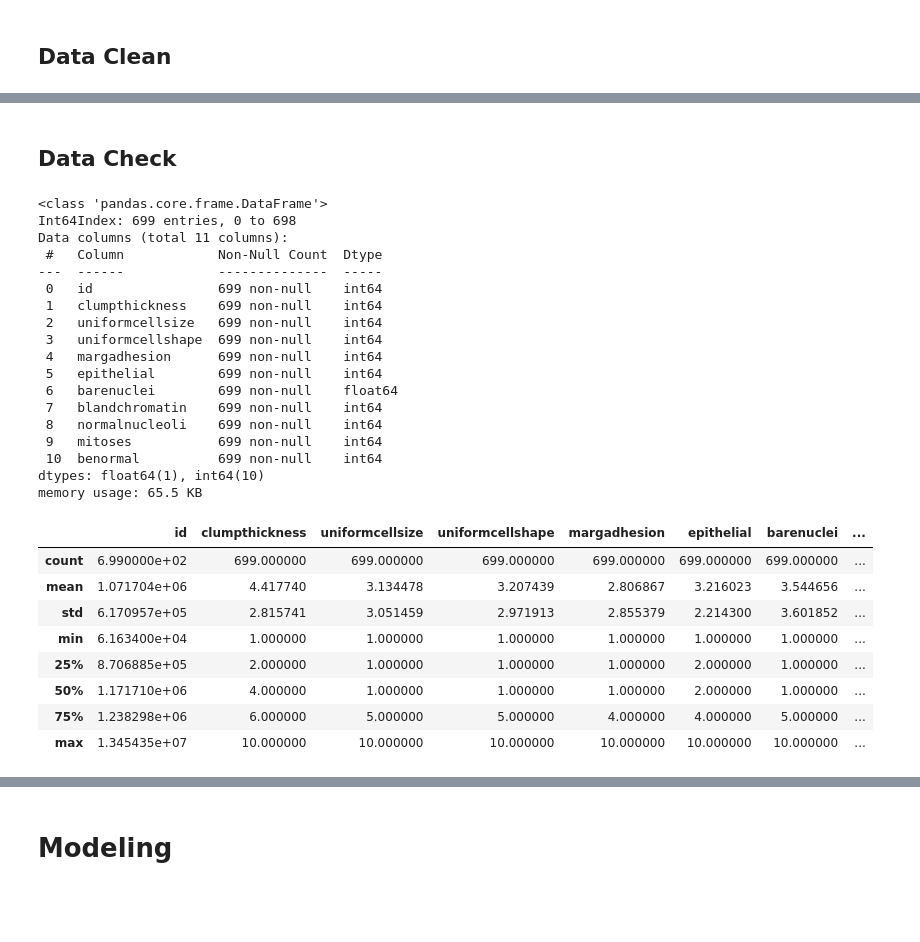
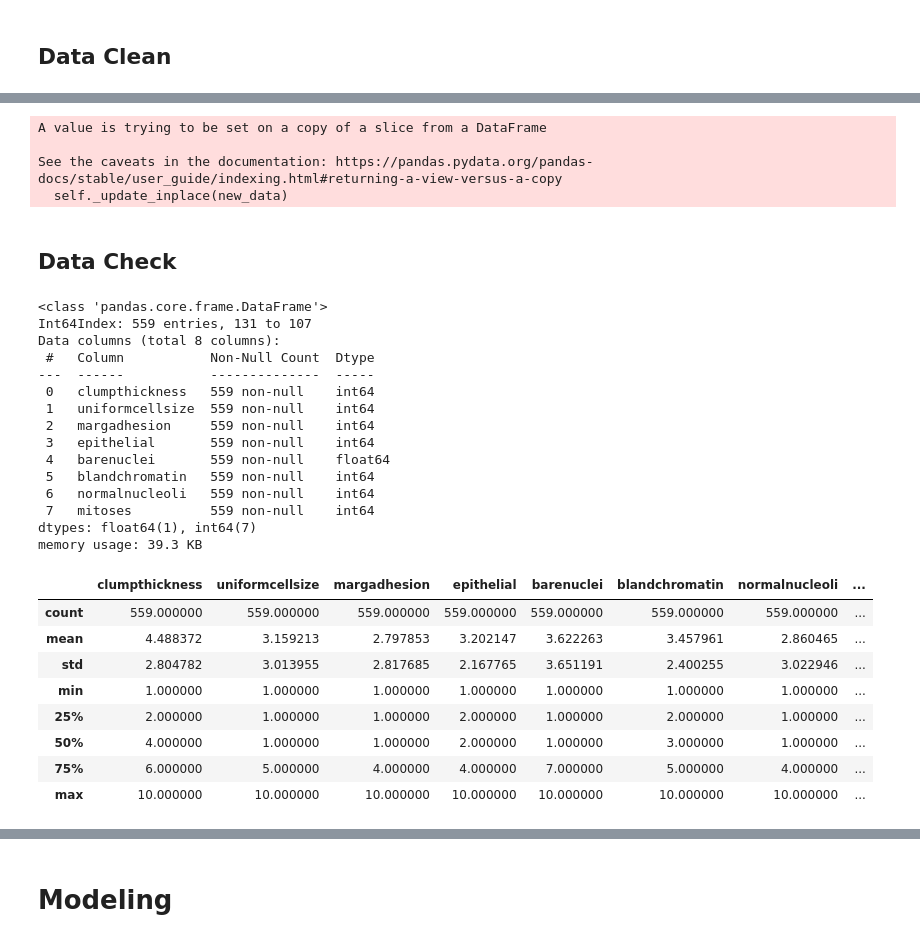
Before and after one commit to eunchanity/davids_repo, a Jupyter notebook: projects/project3_breastcancer/notebooks/project3_breastcancer.ipynb, the cells around one changed output, grey strips where cells are left out. Saved outputs shown, nothing was run; the diff lists cells and outputs as text; code cells hidden in the pictures; blank space fills up the shorter version.

Commit message:
project3 model runs

```diff
--- a/projects/project3_breastcancer/notebooks/project3_breastcancer.ipynb
+++ b/projects/project3_breastcancer/notebooks/project3_breastcancer.ipynb
@@ -37,4 +37,14 @@ breastcancer = pd.DataFrame(pd.read_sql_query('''SELECT * FROM dataset''',
 breastcancer = breastcancer.set_index('index')
 # %% [markdown]
 ## Data Clean
+# %%
+X, y = breastcancer.drop(['id', 'benormal', 'uniformcellshape'],
+                         axis=1), breastcancer['benormal']
+# %%
+from sklearn.model_selection import train_test_split
+
+X_trainval, X_test, y_trainval, y_test = train_test_split(X,
+                                                          y,
+                                                          test_size=0.2,
+                                                          random_state=71)
 # %%
@@ -55,46 +62,52 @@ benormal            False
 dtype: bool
 # %%
 #replace '?' with nan for cleaning
-breastcancer['barenuclei'].replace('?', np.nan, inplace=True)
+X_trainval['barenuclei'].replace('?', np.nan, inplace=True)
+X_test['barenuclei'].replace('?', np.nan, inplace=True)
 
 #convert columns to int/float
-breastcancer = breastcancer.apply(pd.to_numeric)
+X_trainval = X_trainval.apply(pd.to_numeric)
+X_test = X_test.apply(pd.to_numeric)
+y_trainval = y_trainval.apply(pd.to_numeric)
+y_test = y_test.apply(pd.to_numeric)
 
 #replace '?' with the column mean
-breastcancer['barenuclei'].fillna(breastcancer['barenuclei'].mean(),
-                                  inplace=True)
+X_trainval['barenuclei'].fillna(X_trainval['barenuclei'].mean(), inplace=True)
+X_test['barenuclei'].fillna(X_test['barenuclei'].mean(), inplace=True)
+# %% [output]
+A value is trying to be set on a copy of a slice from a DataFrame
+
+See the caveats in the documentation: https://pandas.pydata.org/pandas-docs/stable/user_guide/indexing.html#returning-a-view-versus-a-copy
+  self._update_inplace(new_data)
 # %% [markdown]
 ## Data Check
 # %%
-breastcancer.info()
+X_trainval.info()
 # %% [output]
 <class 'pandas.core.frame.DataFrame'>
-Int64Index: 699 entries, 0 to 698
-Data columns (total 11 columns):
- #   Column            Non-Null Count  Dtype
----  ------            --------------  -----
- 0   id                699 non-null    int64
- 1   clumpthickness    699 non-null    int64
- 2   uniformcellsize   699 non-null    int64
- 3   uniformcellshape  699 non-null    int64
- 4   margadhesion      699 non-null    int64
- 5   epithelial        699 non-null    int64
- 6   barenuclei        699 non-null    float64
- 7   blandchromatin    699 non-null    int64
- 8   normalnucleoli    699 non-null    int64
- 9   mitoses           699 non-null    int64
- 10  benormal          699 non-null    int64
-dtypes: float64(1), int64(10)
-memory usage: 65.5 KB
+Int64Index: 559 entries, 131 to 107
+Data columns (total 8 columns):
+ #   Column           Non-Null Count  Dtype
+---  ------           --------------  -----
+ 0   clumpthickness   559 non-null    int64
+ 1   uniformcellsize  559 non-null    int64
+ 2   margadhesion     559 non-null    int64
+ 3   epithelial       559 non-null    int64
+ 4   barenuclei       559 non-null    float64
+ 5   blandchromatin   559 non-null    int64
+ 6   normalnucleoli   559 non-null    int64
+ 7   mitoses          559 non-null    int64
+dtypes: float64(1), int64(7)
+memory usage: 39.3 KB
 # %%
-breastcancer.describe()
+X_trainval.describe()
 # %% [output]
-|  | id | clumpthickness | uniformcellsize | uniformcellshape | margadhesion | epithelial | barenuclei | ... |
-| count | 6.990000e+02 | 699.000000 | 699.000000 | 699.000000 | 699.000000 | 699.000000 | 699.000000 | ... |
-| mean | 1.071704e+06 | 4.417740 | 3.134478 | 3.207439 | 2.806867 | 3.216023 | 3.544656 | ... |
-| std | 6.170957e+05 | 2.815741 | 3.051459 | 2.971913 | 2.855379 | 2.214300 | 3.601852 | ... |
-| min | 6.163400e+04 | 1.000000 | 1.000000 | 1.000000 | 1.000000 | 1.000000 | 1.000000 | ... |
-| 25% | 8.706885e+05 | 2.000000 | 1.000000 | 1.000000 | 1.000000 | 2.000000 | 1.000000 | ... |
-| 50% | 1.171710e+06 | 4.000000 | 1.000000 | 1.000000 | 1.000000 | 2.000000 | 1.000000 | ... |
-| 75% | 1.238298e+06 | 6.000000 | 5.000000 | 5.000000 | 4.000000 | 4.000000 | 5.000000 | ... |
-| max | 1.345435e+07 | 10.000000 | 10.000000 | 10.000000 | 10.000000 | 10.000000 | 10.000000 | ... |
+|  | clumpthickness | uniformcellsize | margadhesion | epithelial | barenuclei | blandchromatin | normalnucleoli | ... |
+| count | 559.000000 | 559.000000 | 559.000000 | 559.000000 | 559.000000 | 559.000000 | 559.000000 | ... |
+| mean | 4.488372 | 3.159213 | 2.797853 | 3.202147 | 3.622263 | 3.457961 | 2.860465 | ... |
+| std | 2.804782 | 3.013955 | 2.817685 | 2.167765 | 3.651191 | 2.400255 | 3.022946 | ... |
+| min | 1.000000 | 1.000000 | 1.000000 | 1.000000 | 1.000000 | 1.000000 | 1.000000 | ... |
+| 25% | 2.000000 | 1.000000 | 1.000000 | 2.000000 | 1.000000 | 2.000000 | 1.000000 | ... |
+| 50% | 4.000000 | 1.000000 | 1.000000 | 2.000000 | 1.000000 | 3.000000 | 1.000000 | ... |
+| 75% | 6.000000 | 5.000000 | 4.000000 | 4.000000 | 7.000000 | 5.000000 | 4.000000 | ... |
+| max | 10.000000 | 10.000000 | 10.000000 | 10.000000 | 10.000000 | 10.000000 | 10.000000 | ... |
```
Also changed, not shown: parts of 41 cells of this notebook, 3 other files.
